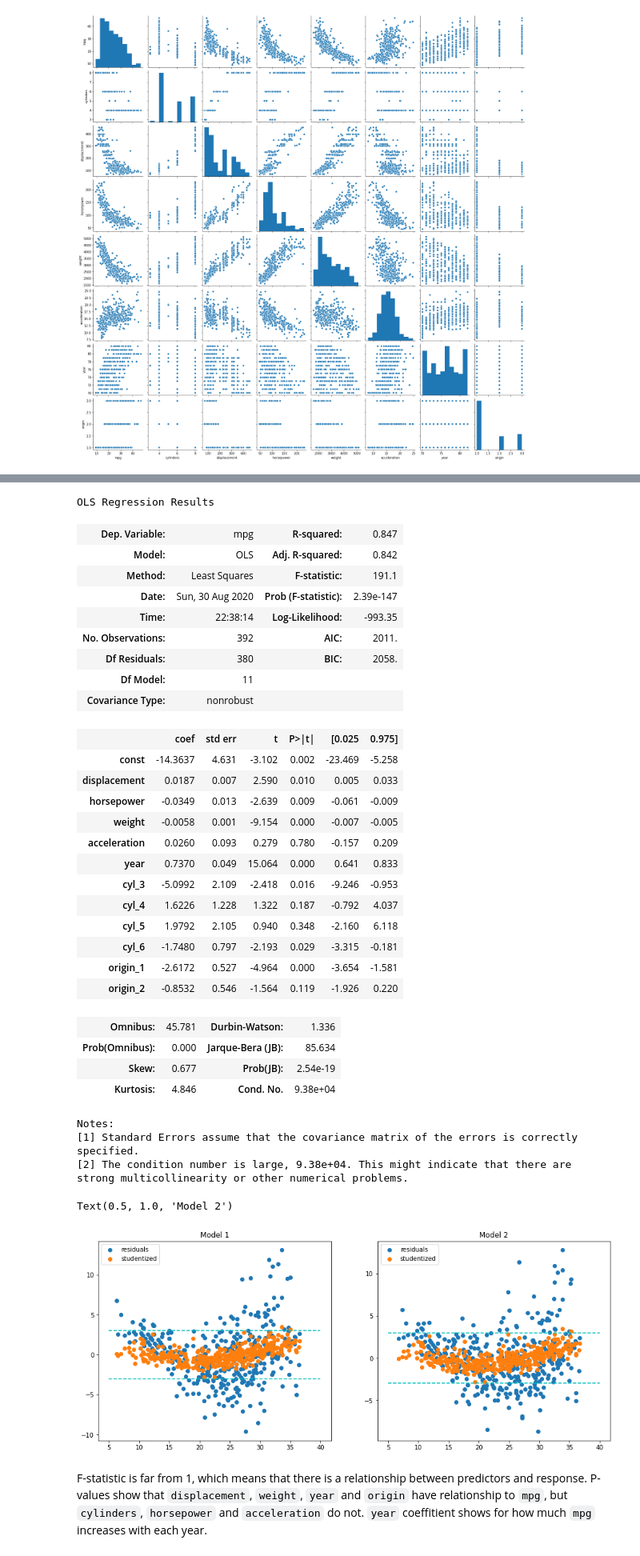
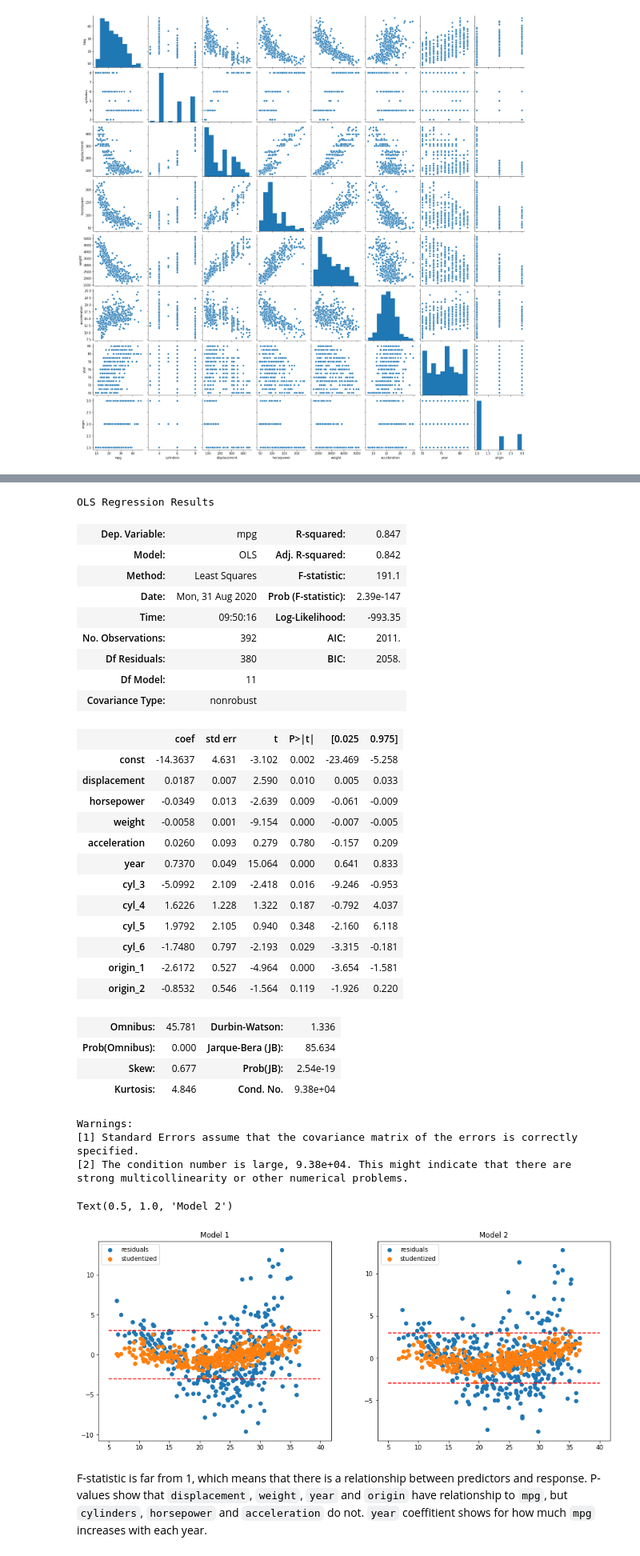
Before and after one commit to vivialprt/ISLR, a Jupyter notebook: Chapter3/Solution.ipynb, the cells around one changed output, grey strips where cells are left out. Shown at 80% size. Saved outputs shown, nothing was run; the diff lists cells and outputs as text; code cells hidden in the pictures.

```diff
--- a/Chapter3/Solution.ipynb
+++ b/Chapter3/Solution.ipynb
@@ -73,7 +73,7 @@ plt.legend()
 # %%
 log_term = np.log(data.horsepower)
 log_term.name = 'horsepower_2'
-log_X = pd.concat([data.horsepower, new_term], axis=1)
+log_X = pd.concat([data.horsepower, log_term], axis=1)
 log_model = sm.OLS(data.mpg, sm.add_constant(log_X)).fit()
 log_model.summary()
 # %% [output]
@@ -100,10 +100,10 @@ Notes:
 [2] The condition number is large, 6.26e+03. This might indicate that there are
 strong multicollinearity or other numerical problems.
 # %%
-squred_term = data.horsepower ** 2
-squred_term.name = 'horsepower^2'
-squred_X = pd.concat([data.horsepower, new_term], axis=1)
-squred_model = sm.OLS(data.mpg, sm.add_constant(squred_X)).fit()
-squred_model.summary()
+squared_term = data.horsepower ** 2
+squared_term.name = 'horsepower^2'
+squared_X = pd.concat([data.horsepower, squared_term], axis=1)
+squared_model = sm.OLS(data.mpg, sm.add_constant(squared_X)).fit()
+squared_model.summary()
 # %% [output]
 OLS Regression Results
@@ -195,8 +195,8 @@ OLS Regression Results
 | Dep. Variable: | mpg | R-squared: | 0.847 |
 | Model: | OLS | Adj. R-squared: | 0.842 |
 | Method: | Least Squares | F-statistic: | 191.1 |
-| Date: | Sun, 30 Aug 2020 | Prob (F-statistic): | 2.39e-147 |
-| Time: | 22:38:14 | Log-Likelihood: | -993.35 |
+| Date: | Mon, 31 Aug 2020 | Prob (F-statistic): | 2.39e-147 |
+| Time: | 09:50:16 | Log-Likelihood: | -993.35 |
 | No. Observations: | 392 | AIC: | 2011. |
 | Df Residuals: | 380 | BIC: | 2058. |
 | Df Model: | 11 |  |  |
@@ -218,36 +218,36 @@ OLS Regression Results
 | Prob(Omnibus): | 0.000 | Jarque-Bera (JB): | 85.634 |
 | Skew: | 0.677 | Prob(JB): | 2.54e-19 |
 | Kurtosis: | 4.846 | Cond. No. | 9.38e+04 |
-Notes:
+Warnings:
 [1] Standard Errors assume that the covariance matrix of the errors is correctly specified.
 [2] The condition number is large, 9.38e+04. This might indicate that there are
 strong multicollinearity or other numerical problems.
 # %%
 fig, axes = plt.subplots(1, 2, figsize=(15, 6))
 line = np.linspace(5, 40, 50)
 
 predictions = multi_model.predict(sm.add_constant(data.drop(['mpg'], axis=1)))
 residuals = data.mpg - predictions
 axes[0].scatter(predictions, residuals, label='residuals')
 studentized = model.get_influence().resid_studentized_external
 axes[0].scatter(predictions, studentized, label='studentized')
 axes[0].legend()
-axes[0].plot(line, np.full(line.shape, 3), 'c--')
-axes[0].plot(line, np.full(line.shape, -3), 'c--')
+axes[0].plot(line, np.full(line.shape, 3), 'r--')
+axes[0].plot(line, np.full(line.shape, -3), 'r--')
 axes[0].set_title('Model 1')
 
 predictions = multi_model_2.predict(sm.add_constant(data_with_dummies))
 residuals = data.mpg - predictions
 axes[1].scatter(predictions, residuals, label='residuals')
 studentized = model.get_influence().resid_studentized_external
 axes[1].scatter(predictions, studentized, label='studentized')
 axes[1].legend()
-axes[1].plot(line, np.full(line.shape, 3), 'c--')
-axes[1].plot(line, np.full(line.shape, -3), 'c--')
+axes[1].plot(line, np.full(line.shape, 3), 'r--')
+axes[1].plot(line, np.full(line.shape, -3), 'r--')
 axes[1].set_title('Model 2')
 # %% [output]
 Text(0.5, 1.0, 'Model 2')
-[figure, old version]
+[figure, new version]
 # %% [markdown]
 F-statistic is far from 1, which means that there is a relationship between predictors and response. P-values show that `displacement`, `weight`, `year` and `origin` have relationship to `mpg`, but `cylinders`, `horsepower` and `acceleration` do not. `year` coeffitient shows for how much `mpg` increases with each year.
 # %%
```
Also changed, not shown: parts of 41 cells of this notebook, 1 other file.
